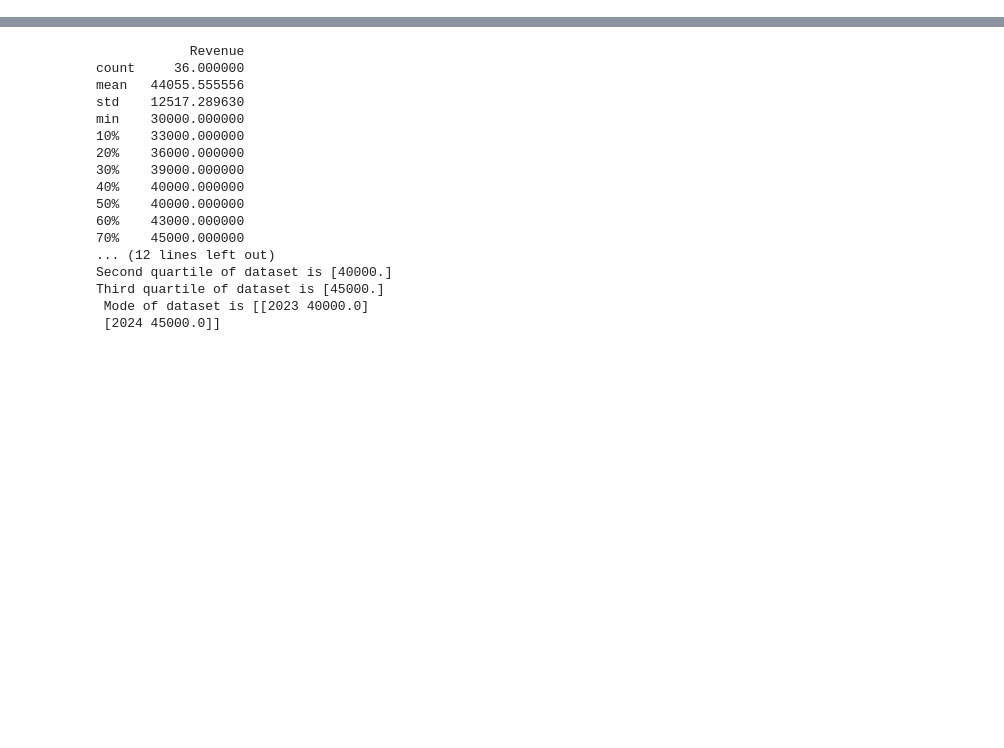
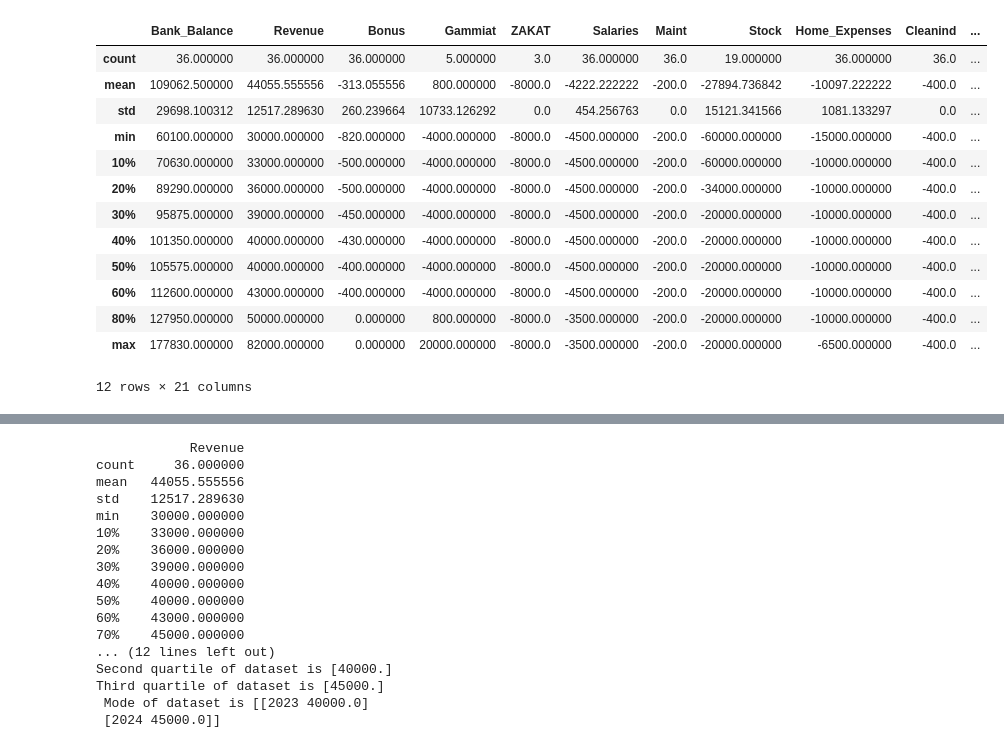
Before and after one commit to Ghoniem-Ghoniem/DataAnalysis, a Jupyter notebook: 02-Budget Core measurements.ipynb, the cells around one changed output, grey strips where cells are left out. Cells and saved outputs as stored; diff of their text form; code cells hidden in the pictures; blank space fills up the shorter version.

```diff
--- a/02-Budget Core measurements.ipynb
+++ b/02-Budget Core measurements.ipynb
@@ -29,0 +64,19 @@ df
+# %%
+# percentile list
+perc =[.10,.20,.30, .40, .60, .80]
+df.describe(percentiles =perc)
+# %% [output]
+|  | Bank_Balance | Revenue | Bonus | Gammiat | ZAKAT | Salaries | Maint | Stock | Home_Expenses | Cleanind | ... |
+| count | 36.000000 | 36.000000 | 36.000000 | 5.000000 | 3.0 | 36.000000 | 36.0 | 19.000000 | 36.000000 | 36.0 | ... |
+| mean | 109062.500000 | 44055.555556 | -313.055556 | 800.000000 | -8000.0 | -4222.222222 | -200.0 | -27894.736842 | -10097.222222 | -400.0 | ... |
+| std | 29698.100312 | 12517.289630 | 260.239664 | 10733.126292 | 0.0 | 454.256763 | 0.0 | 15121.341566 | 1081.133297 | 0.0 | ... |
+| min | 60100.000000 | 30000.000000 | -820.000000 | -4000.000000 | -8000.0 | -4500.000000 | -200.0 | -60000.000000 | -15000.000000 | -400.0 | ... |
+| 10% | 70630.000000 | 33000.000000 | -500.000000 | -4000.000000 | -8000.0 | -4500.000000 | -200.0 | -60000.000000 | -10000.000000 | -400.0 | ... |
+| 20% | 89290.000000 | 36000.000000 | -500.000000 | -4000.000000 | -8000.0 | -4500.000000 | -200.0 | -34000.000000 | -10000.000000 | -400.0 | ... |
+| 30% | 95875.000000 | 39000.000000 | -450.000000 | -4000.000000 | -8000.0 | -4500.000000 | -200.0 | -20000.000000 | -10000.000000 | -400.0 | ... |
+| 40% | 101350.000000 | 40000.000000 | -430.000000 | -4000.000000 | -8000.0 | -4500.000000 | -200.0 | -20000.000000 | -10000.000000 | -400.0 | ... |
+| 50% | 105575.000000 | 40000.000000 | -400.000000 | -4000.000000 | -8000.0 | -4500.000000 | -200.0 | -20000.000000 | -10000.000000 | -400.0 | ... |
+| 60% | 112600.000000 | 43000.000000 | -400.000000 | -4000.000000 | -8000.0 | -4500.000000 | -200.0 | -20000.000000 | -10000.000000 | -400.0 | ... |
+| 80% | 127950.000000 | 50000.000000 | 0.000000 | 800.000000 | -8000.0 | -3500.000000 | -200.0 | -20000.000000 | -10000.000000 | -400.0 | ... |
+| max | 177830.000000 | 82000.000000 | 0.000000 | 20000.000000 | -8000.0 | -3500.000000 | -200.0 | -20000.000000 | -6500.000000 | -400.0 | ... |
+12 rows × 21 columns
```
Also changed, not shown: parts of 8 cells of this notebook, 1 other file.
